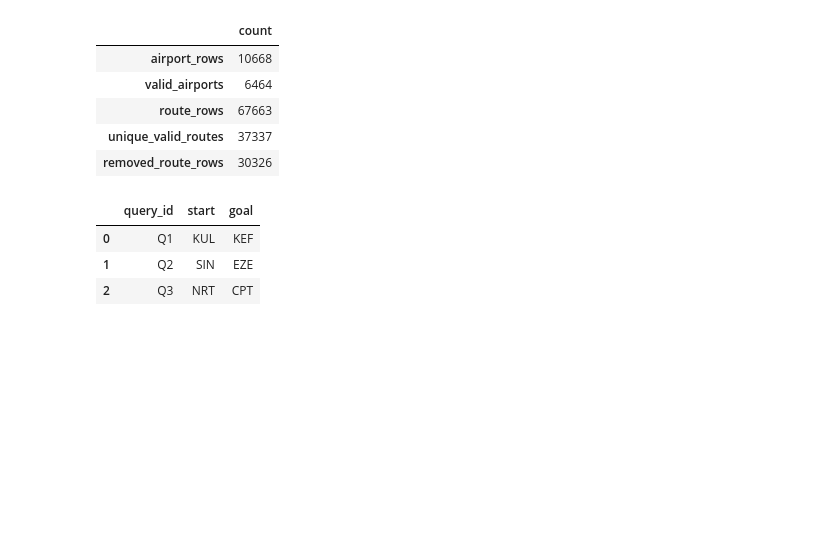
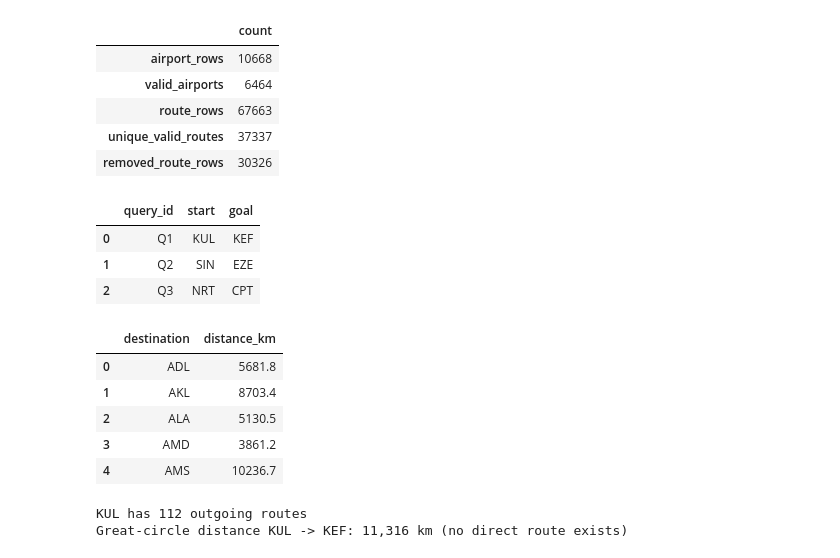
Before and after one commit to danishd2809/UTP-ARTIFICIAL-INTELLIGENCE, a Jupyter notebook: all_experiments/lab01_search_foundations_worked-.ipynb, the cells around one changed output. Drawn from its saved outputs; the diff is of its cells as text; code cells hidden in the pictures; blank space fills up the shorter version.

```diff
--- a/all_experiments/lab01_search_foundations_worked-.ipynb
+++ b/all_experiments/lab01_search_foundations_worked-.ipynb
@@ -32,3 +25,21 @@ display(queries)
 | 0 | Q1 | KUL | KEF |
 | 1 | Q2 | SIN | EZE |
 | 2 | Q3 | NRT | CPT |
+# %%
+sample = pd.DataFrame(graph["KUL"][:5], columns=["destination", "distance_km"])
+display(sample.round(1))
+direct_km = haversine_km(
+    coords["KUL"]["latitude"], coords["KUL"]["longitude"],
+    coords["KEF"]["latitude"], coords["KEF"]["longitude"]
+)
+print(f"KUL has {len(graph['KUL'])} outgoing routes")
+print(f"Great-circle distance KUL -> KEF: {direct_km:,.0f} km (no direct route exists)")
+# %% [output]
+|  | destination | distance_km |
+| 0 | ADL | 5681.8 |
+| 1 | AKL | 8703.4 |
+| 2 | ALA | 5130.5 |
+| 3 | AMD | 3861.2 |
+| 4 | AMS | 10236.7 |
+KUL has 112 outgoing routes
+Great-circle distance KUL -> KEF: 11,316 km (no direct route exists)
```
Also changed, not shown: parts of 6 cells of this notebook, 4 other files.
